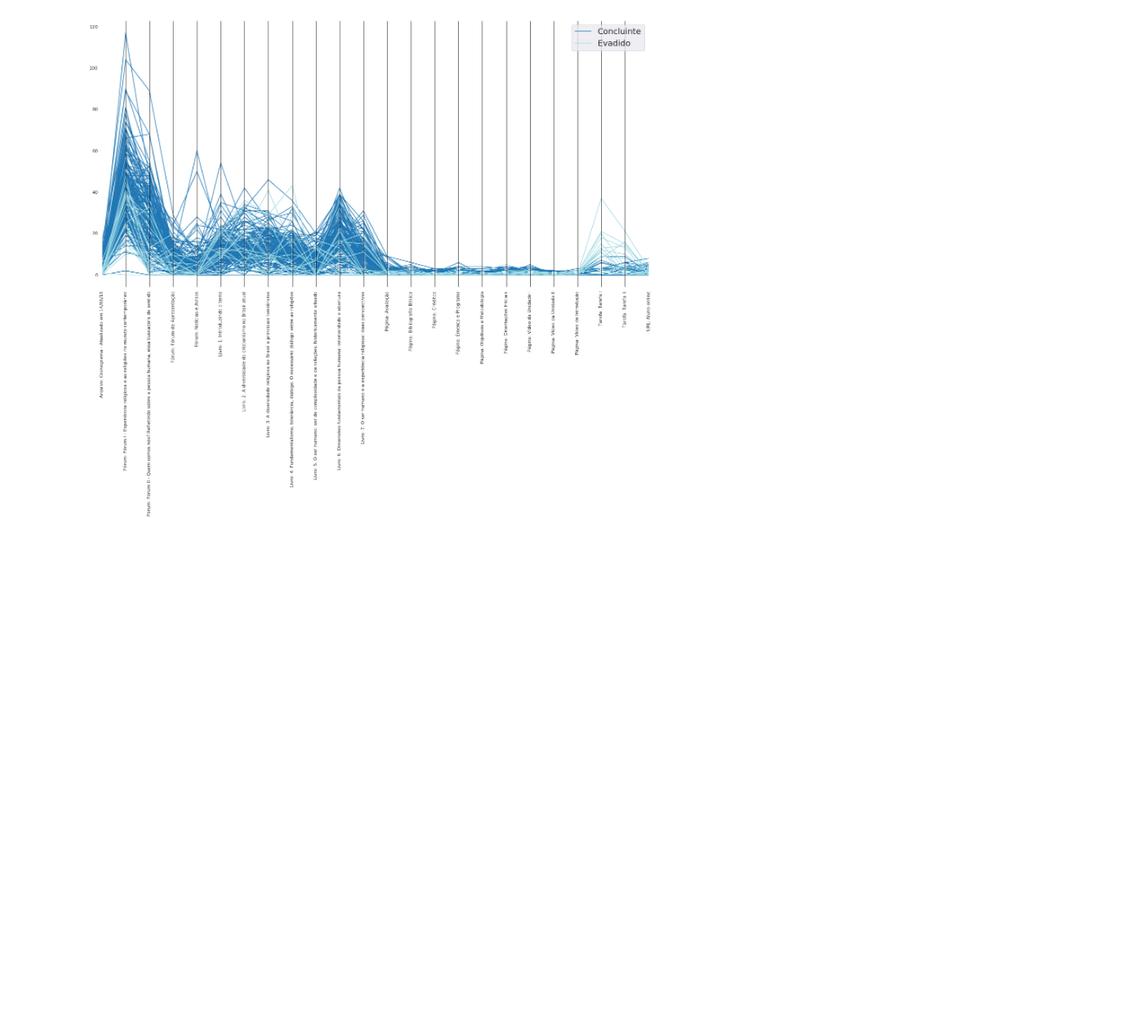
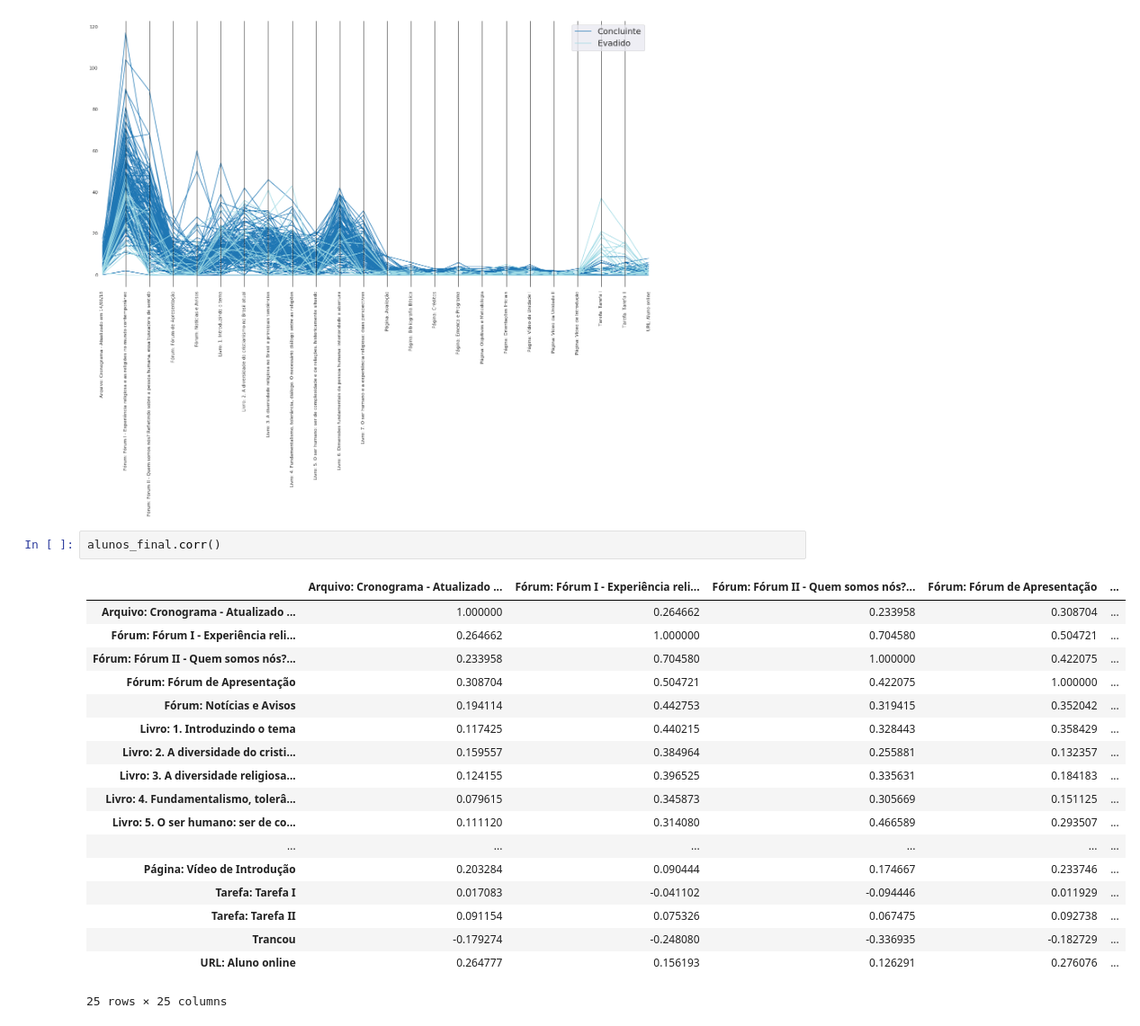
Before and after one commit to rrm86/CRE_Analysis, a Jupyter notebook: analise.ipynb, the cells around one changed output. Shown at 90% size. Drawn from its saved outputs; the diff is of its cells as text; blank space fills up the shorter version.

```diff
--- a/analise.ipynb
+++ b/analise.ipynb
@@ -488,3 +488,24 @@ Leg.get_texts()[0].set_text('Concluinte')
 Leg.get_texts()[1].set_text('Evadido')
 # %% [output]
 [figure]
+# %%
+alunos_final.corr()
+# %% [output]
+|  | Arquivo: Cronograma - Atualizado ... | Fórum: Fórum I - Experiência reli... | Fórum: Fórum II - Quem somos nós?... | Fórum: Fórum de Apresentação | ... |
+| Arquivo: Cronograma - Atualizado ... | 1.000000 | 0.264662 | 0.233958 | 0.308704 | ... |
+| Fórum: Fórum I - Experiência reli... | 0.264662 | 1.000000 | 0.704580 | 0.504721 | ... |
+| Fórum: Fórum II - Quem somos nós?... | 0.233958 | 0.704580 | 1.000000 | 0.422075 | ... |
+| Fórum: Fórum de Apresentação | 0.308704 | 0.504721 | 0.422075 | 1.000000 | ... |
+| Fórum: Notícias e Avisos | 0.194114 | 0.442753 | 0.319415 | 0.352042 | ... |
+| Livro: 1. Introduzindo o tema | 0.117425 | 0.440215 | 0.328443 | 0.358429 | ... |
+| Livro: 2. A diversidade do cristi... | 0.159557 | 0.384964 | 0.255881 | 0.132357 | ... |
+| Livro: 3. A diversidade religiosa... | 0.124155 | 0.396525 | 0.335631 | 0.184183 | ... |
+| Livro: 4. Fundamentalismo, tolerâ... | 0.079615 | 0.345873 | 0.305669 | 0.151125 | ... |
+| Livro: 5. O ser humano: ser de co... | 0.111120 | 0.314080 | 0.466589 | 0.293507 | ... |
+| ... | ... | ... | ... | ... | ... |
+| Página: Vídeo de Introdução | 0.203284 | 0.090444 | 0.174667 | 0.233746 | ... |
+| Tarefa: Tarefa I | 0.017083 | -0.041102 | -0.094446 | 0.011929 | ... |
+| Tarefa: Tarefa II | 0.091154 | 0.075326 | 0.067475 | 0.092738 | ... |
+| Trancou | -0.179274 | -0.248080 | -0.336935 | -0.182729 | ... |
+| URL: Aluno online | 0.264777 | 0.156193 | 0.126291 | 0.276076 | ... |
+25 rows × 25 columns
```
Also changed, not shown: parts of 3 cells of this notebook.
